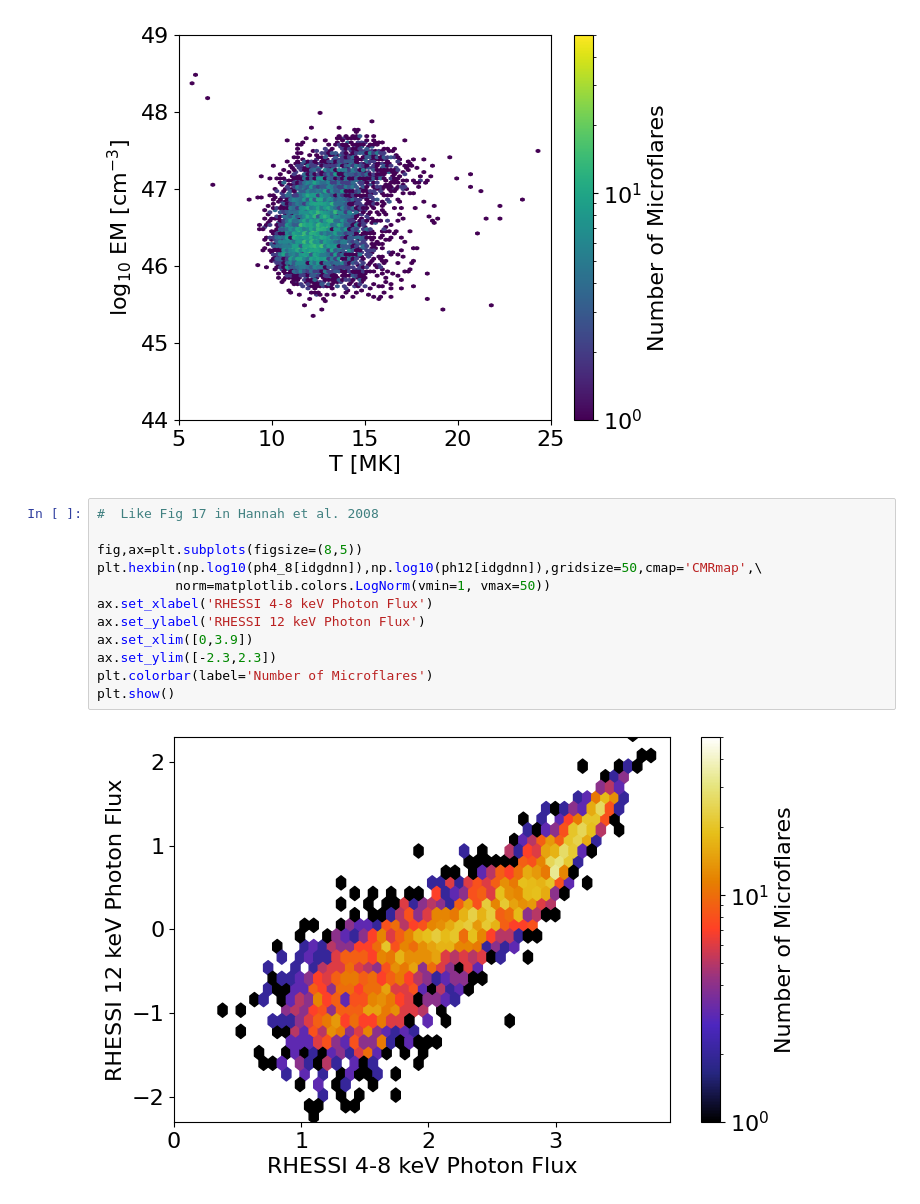
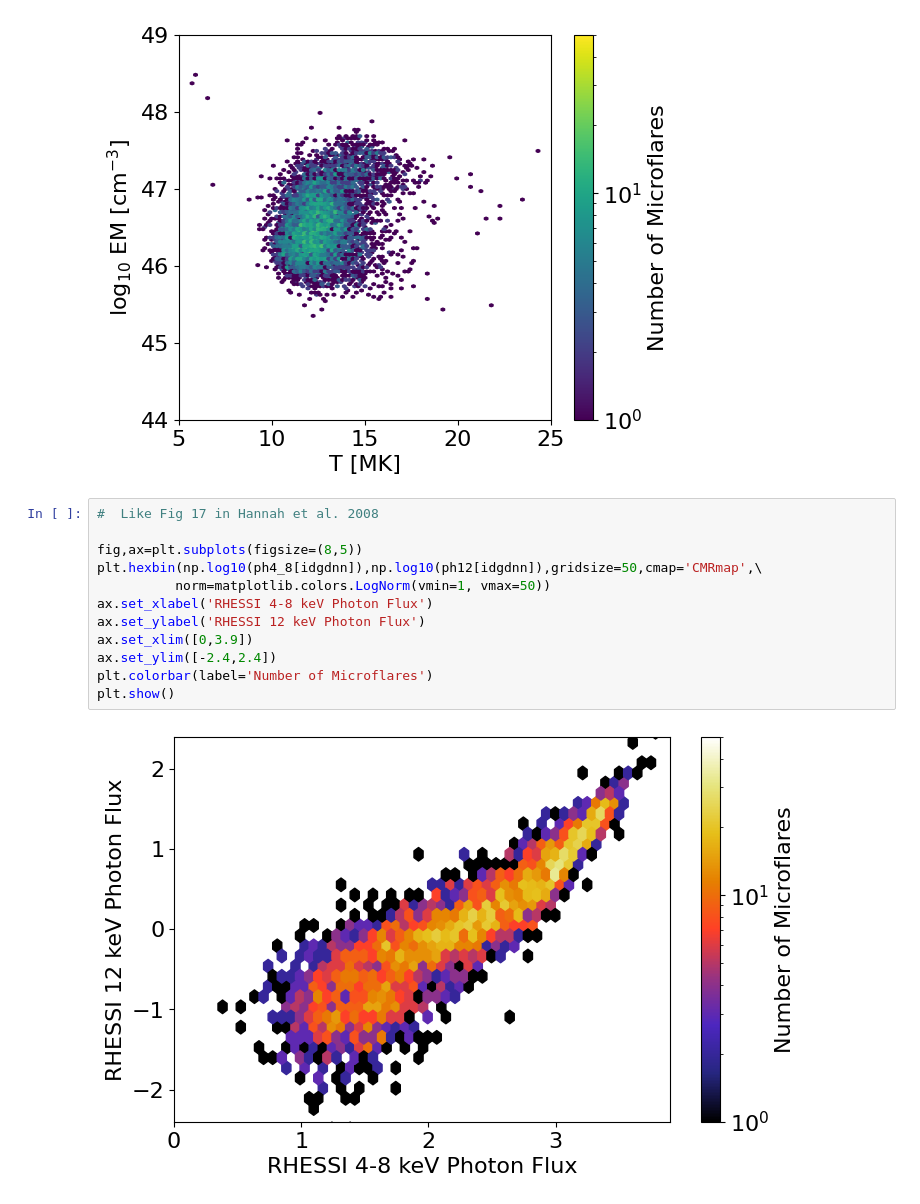
Before and after one commit to ianan/wee_2008, a Jupyter notebook: rhessi_weeflares_results.ipynb, the cells around one changed output. Cells and saved outputs as stored; diff of their text form.

```diff
--- a/rhessi_weeflares_results.ipynb
+++ b/rhessi_weeflares_results.ipynb
@@ -67,14 +67,14 @@ plt.show()
 # %%
 #  Like Fig 17 in Hannah et al. 2008
 
 fig,ax=plt.subplots(figsize=(8,5))
 plt.hexbin(np.log10(ph4_8[idgdnn]),np.log10(ph12[idgdnn]),gridsize=50,cmap='CMRmap',\
           norm=matplotlib.colors.LogNorm(vmin=1, vmax=50))
 ax.set_xlabel('RHESSI 4-8 keV Photon Flux')
 ax.set_ylabel('RHESSI 12 keV Photon Flux')
 ax.set_xlim([0,3.9])
-ax.set_ylim([-2.3,2.3])
+ax.set_ylim([-2.4,2.4])
 plt.colorbar(label='Number of Microflares')
 plt.show()
 # %% [output]
-[figure, old version]
+[figure, new version]
```
